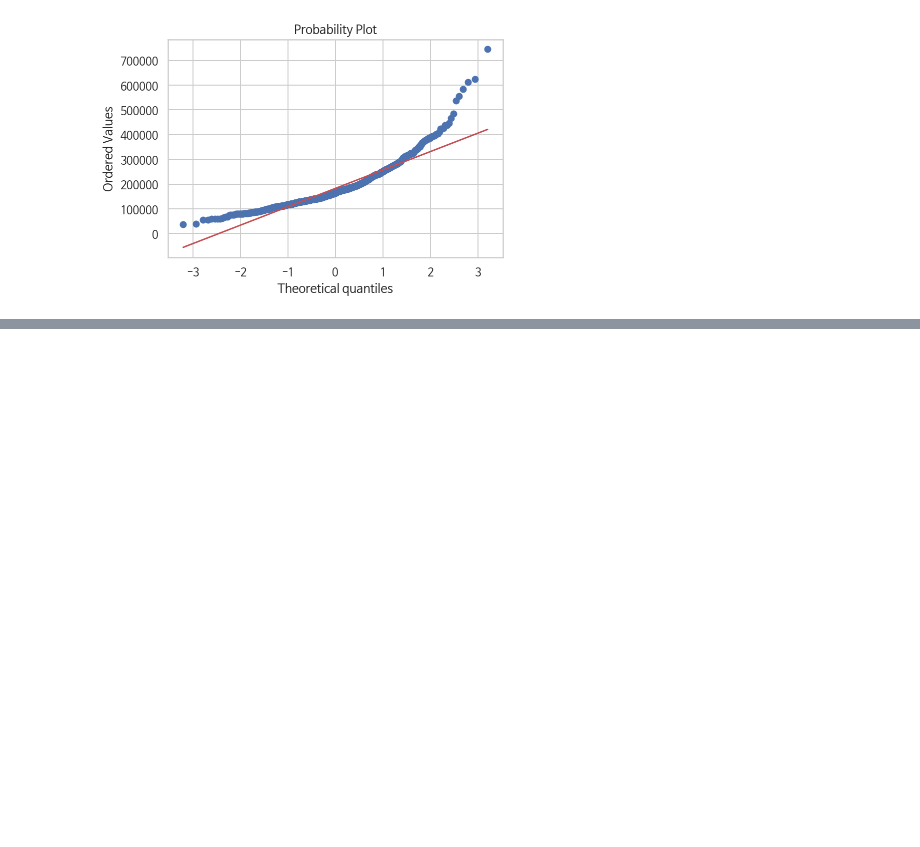
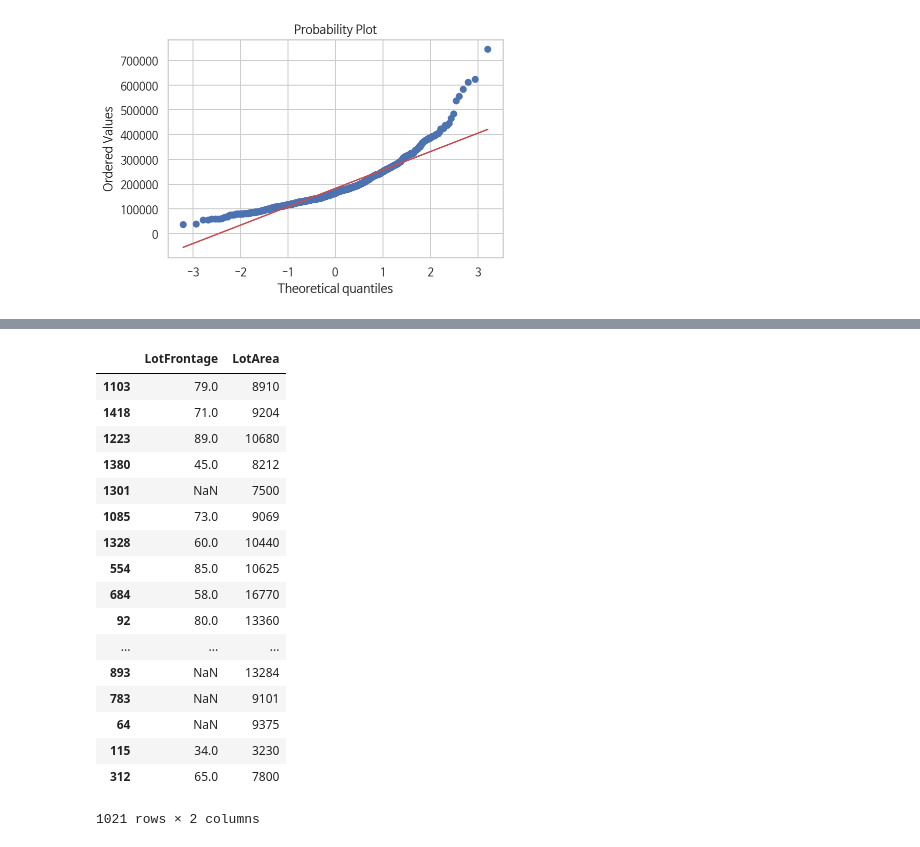
Before and after one commit to lim800/DoNotUse, a Jupyter notebook: SemiProject/houseplrices/jjlim.ipynb, the cells around one changed output, grey strips where cells are left out. Saved outputs shown, nothing was run; the diff lists cells and outputs as text; code cells hidden in the pictures; blank space fills up the shorter version.

```diff
--- a/SemiProject/houseplrices/jjlim.ipynb
+++ b/SemiProject/houseplrices/jjlim.ipynb
@@ -127,0 +181,21 @@ len(NA_col)
+# %%
+df_train[['LotFrontage','LotArea']]
+# %% [output]
+|  | LotFrontage | LotArea |
+| 1103 | 79.0 | 8910 |
+| 1418 | 71.0 | 9204 |
+| 1223 | 89.0 | 10680 |
+| 1380 | 45.0 | 8212 |
+| 1301 | NaN | 7500 |
+| 1085 | 73.0 | 9069 |
+| 1328 | 60.0 | 10440 |
+| 554 | 85.0 | 10625 |
+| 684 | 58.0 | 16770 |
+| 92 | 80.0 | 13360 |
+| ... | ... | ... |
+| 893 | NaN | 13284 |
+| 783 | NaN | 9101 |
+| 64 | NaN | 9375 |
+| 115 | 34.0 | 3230 |
+| 312 | 65.0 | 7800 |
+1021 rows × 2 columns
```
Also changed, not shown: parts of 30 cells of this notebook.
